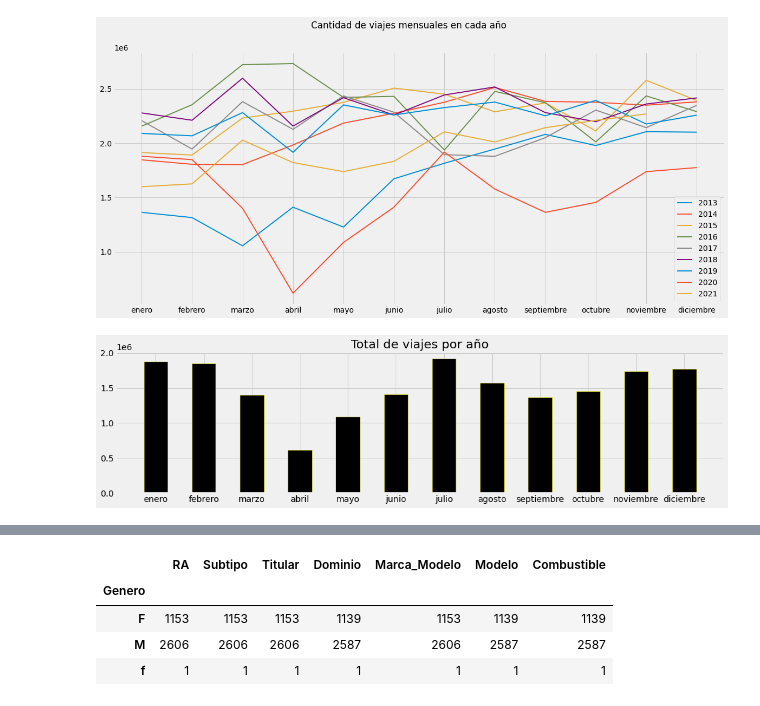
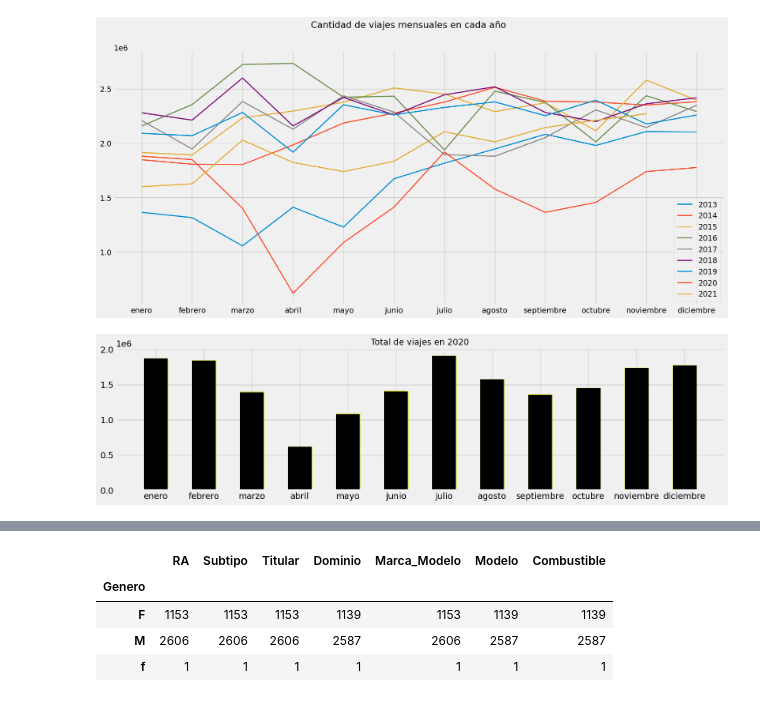
Before and after one commit to marcosbutti/Taxis-de-Rosario-SF-, a Jupyter notebook: Taxis_Rosario.ipynb, the cells around one changed output, grey strips where cells are left out. Cells and saved outputs as stored; diff of their text form; code cells hidden in the pictures.

```diff
--- a/Taxis_Rosario.ipynb
+++ b/Taxis_Rosario.ipynb
@@ -131,10 +131,10 @@ plt.show()
 # %%
 plt.subplots(figsize=(16,4))
 plt.bar(viajes.mes[viajes.año==2020],viajes.Total_de_Viajes[viajes.año==2020], color="black", ec="yellow", width =0.5)
-plt.title("Total de viajes por año")
+plt.title("Total de viajes en 2020", fontsize=14)
 plt.show()
 # %% [output]
-[figure, old version]
+[figure, new version]
 # %%
 habilitados = pd.read_csv("taxishabilitados_0.csv", sep=",")
 habilitados
```
Also changed, not shown: parts of 8 cells of this notebook.
